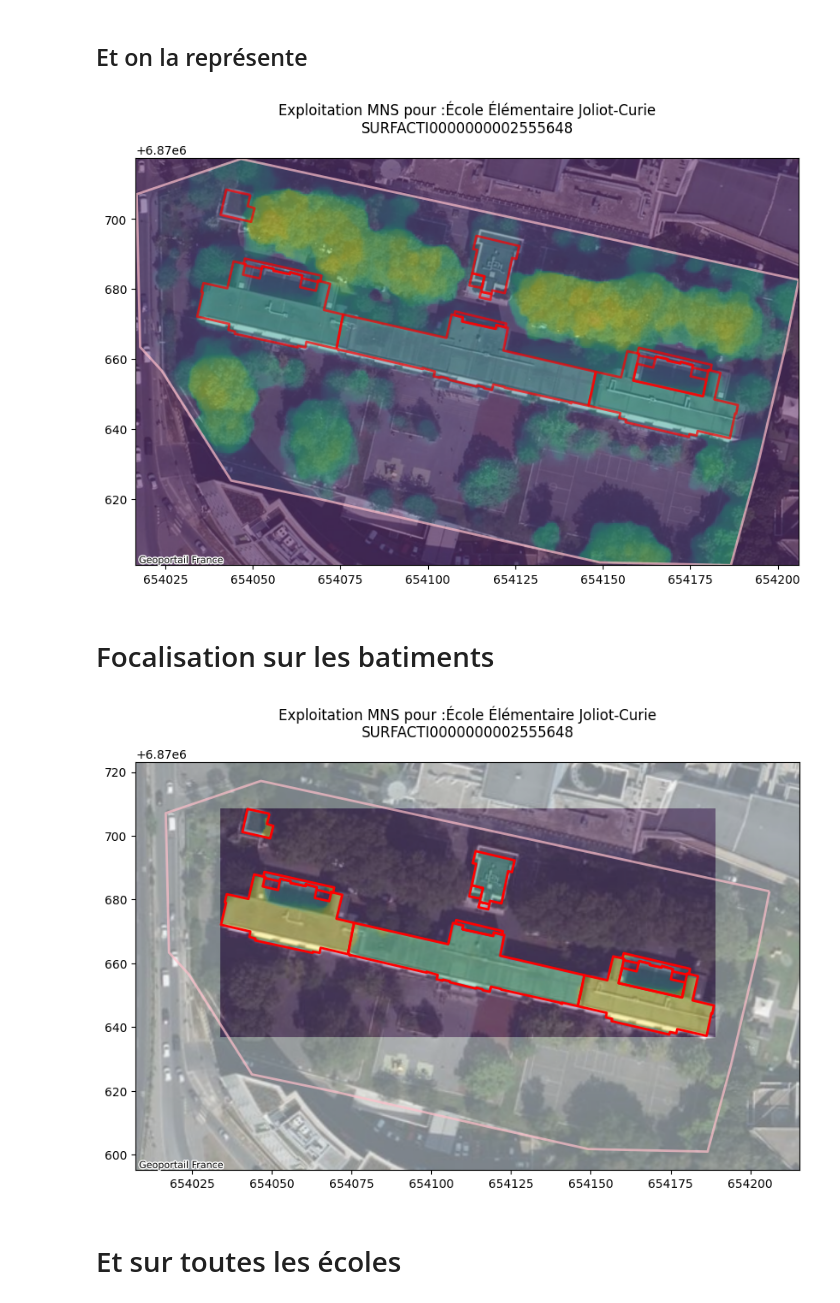
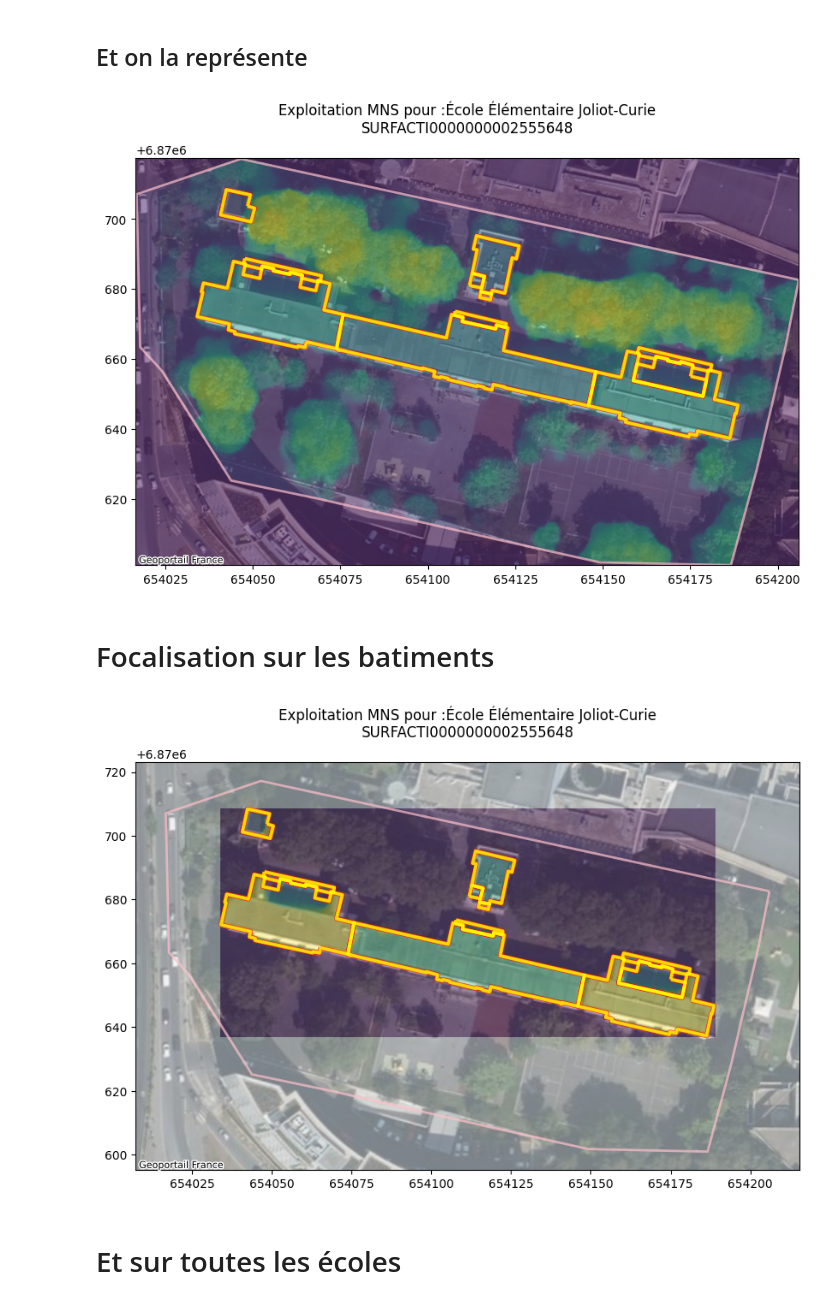
Before and after one commit to jbuiquan/13_potentiel_solaire, a Jupyter notebook: algorithme/notebooks/donnees_par_ecole.ipynb, the cells around one changed output. Saved outputs shown, nothing was run; the diff lists cells and outputs as text; code cells hidden in the pictures.

Commit message:
Ajout des batiments via les différentes couches

```diff
--- a/algorithme/notebooks/donnees_par_ecole.ipynb
+++ b/algorithme/notebooks/donnees_par_ecole.ipynb
@@ -26,8 +26,14 @@ ID = example["cleabs_left"].iloc[0]
 NOM = example["toponyme"].iloc[0]
 # On ouvre les toitures
 toiture = gpd.read_file(stdenis_path, layer="bdtopo_batiment")# toponymie_services_et_activites
+toiture_b = gpd.read_file(stdenis_path, layer="potentielsolaire_bati")# toponymie_services_et_activites
+toiture_t = gpd.read_file(stdenis_path, layer="potentielsolaire_toitures")# toponymie_services_et_activites
 toiture = toiture.to_crs(2154) # 2154 Lambert, 4326 latlon
-toiture = gpd.sjoin(toiture, example, how='inner', predicate='within',lsuffix='_l', rsuffix='_r')
+toiture_b = toiture.to_crs(2154)
+toiture_t = toiture.to_crs(2154)
+toiture = gpd.sjoin(toiture, example, how='inner', predicate='intersects',lsuffix='_li', rsuffix='_ri').clip(example)
+toiture_b = gpd.sjoin(toiture_b, example, how='inner', predicate='intersects',lsuffix='_li', rsuffix='_ri').clip(example)
+toiture_t = gpd.sjoin(toiture_t, example, how='inner', predicate='intersects',lsuffix='_li', rsuffix='_ri').clip(example)
 # %%
 fig, ax = plt.subplots()
 
@@ -75,20 +84,24 @@ if not os.path.isfile(geotiff_cached):
 # %%
 img_ecole = rasterio.open("../data/cache/mns/"+ID+".masked.tif")
 
 fig, ax = plt.subplots(figsize=(10,10))
 
 
 
 show(img_ecole, ax=ax, alpha=0.9)
 example.plot(ax=ax, alpha=0.7, linewidth=2, facecolor="none", edgecolor='pink')
-toiture.plot(ax=ax, alpha=0.7, linewidth=2,facecolor="none", edgecolor='red')
+toiture.plot(ax=ax, alpha=0.7, linewidth=4,facecolor="none", edgecolor='red', label="batiments")
+toiture_t.plot(ax=ax, alpha=0.7, linewidth=2,facecolor="none", edgecolor='orange')
+toiture_b.plot(ax=ax, alpha=0.7, linewidth=3,facecolor="none", edgecolor='yellow')
+
 
 cx.add_basemap(ax, crs=example.crs, alpha=0.5, source=cx.providers.GeoportailFrance.orthos )
 
+
 plt.title("Exploitation MNS pour :"+ NOM+"\n"+ID+"\n")
 fig.show()
 # %% [output]
-[figure, old version]
+[figure, new version]
 # %% [markdown]
 # Focalisation sur les batiments
 # %%
@@ -128,13 +141,15 @@ show(img_ecole, ax=ax, alpha=0.8)
 example.plot(ax=ax, alpha=0.7, linewidth=2, facecolor="none", edgecolor='pink')
 # A explorer peut etre: cx.providers.GeoportailFrance
 cx.add_basemap(ax, crs=example.crs, alpha=0.6, source=cx.providers.GeoportailFrance.orthos )
-toiture.plot(ax=ax, alpha=1, linewidth=2,facecolor="none", edgecolor='red')
+toiture.plot(ax=ax, alpha=0.7, linewidth=4,facecolor="none", edgecolor='red')
+toiture_t.plot(ax=ax, alpha=0.7, linewidth=2,facecolor="none", edgecolor='orange')
+toiture_b.plot(ax=ax, alpha=0.7, linewidth=3,facecolor="none", edgecolor='yellow')
 
 
 plt.title("Exploitation MNS pour :"+ NOM+"\n"+ID+"\n")
 fig.show()
 # %% [output]
-[figure, old version]
+[figure, new version]
 # %% [markdown]
 # Et sur toutes les écoles
 # %%
```
Also changed, not shown: parts of 4 cells of this notebook.
